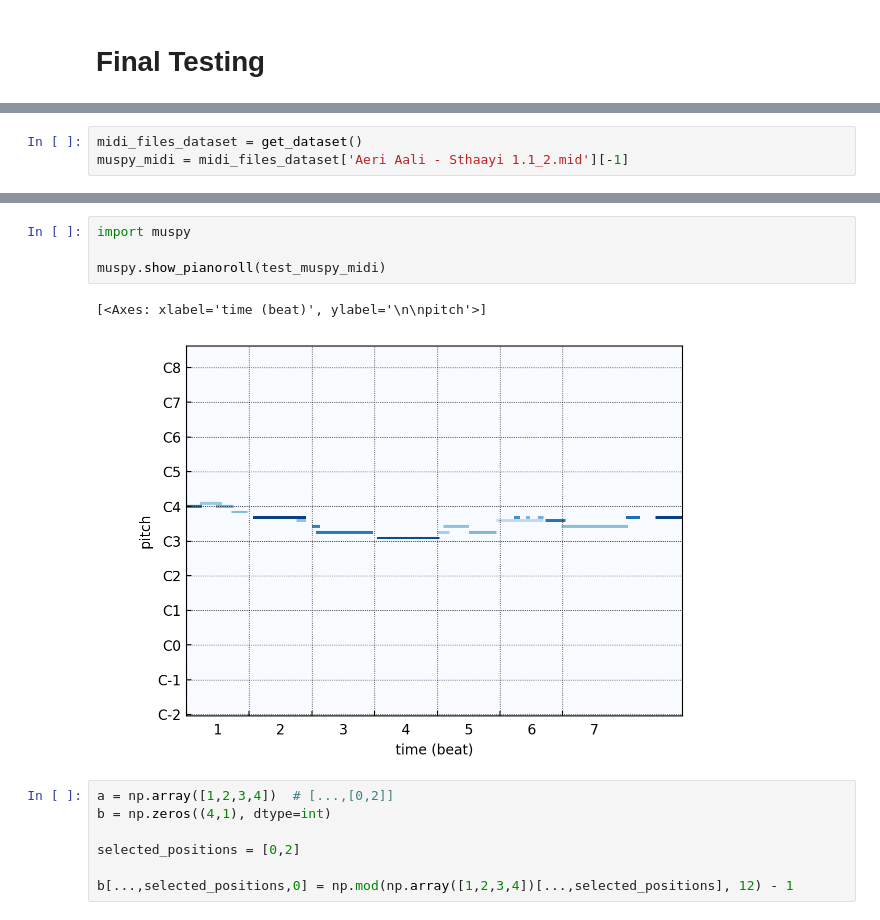
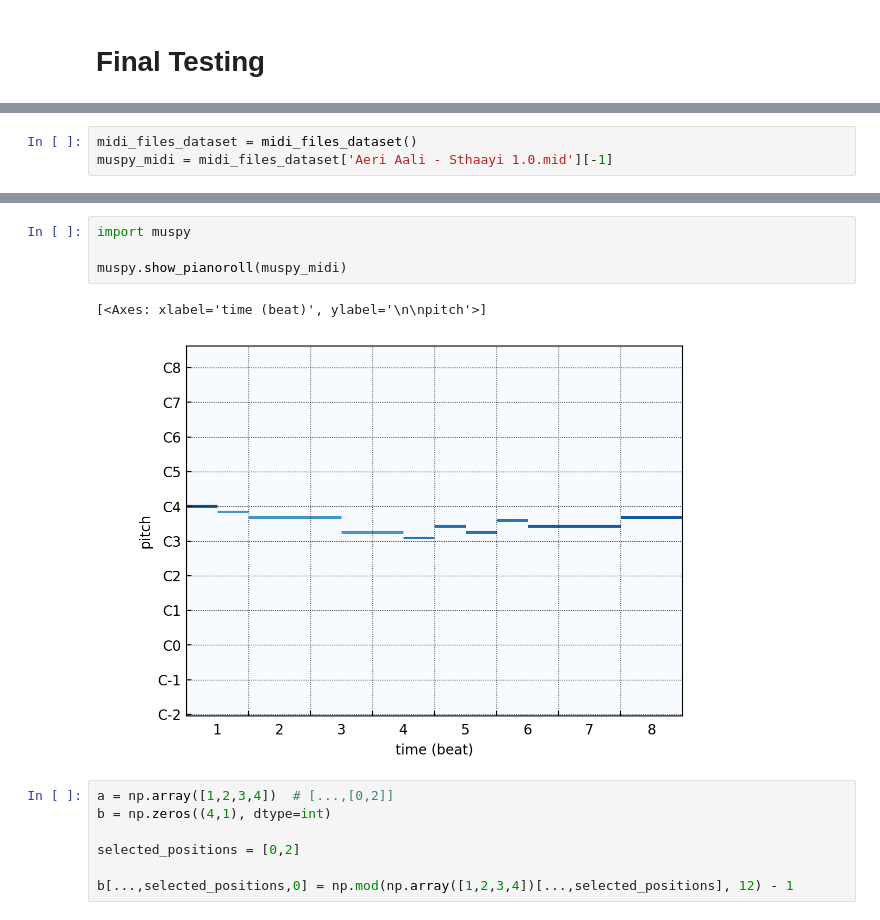
Before and after one commit to RishabhMalviya/raag-midi-gen, a Jupyter notebook: experiments/notebooks/Embedding Layers.ipynb, the cells around one changed output, grey strips where cells are left out. Saved outputs shown, nothing was run; the diff lists cells and outputs as text.

```diff
--- a/experiments/notebooks/Embedding Layers.ipynb
+++ b/experiments/notebooks/Embedding Layers.ipynb
@@ -5,6 +5,6 @@ from raag_midi_gen.dataset_muspy import get_dataset
 from raag_midi_gen.tokenization import tokenize
 from raag_midi_gen.embedding import NoteAttributeEmbedding
 # %%
-midi_files_dataset = get_dataset()
-muspy_midi = midi_files_dataset['Aeri Aali - Sthaayi 1.1_2.mid'][-1]
+midi_files_dataset = midi_files_dataset()
+muspy_midi = midi_files_dataset['Aeri Aali - Sthaayi 1.0.mid'][-1]
 # %%
@@ -42,10 +43,10 @@ plt.show()
 # %%
 import muspy
 
-muspy.show_pianoroll(test_muspy_midi)
+muspy.show_pianoroll(muspy_midi)
 # %% [output]
 [<Axes: xlabel='time (beat)', ylabel='\n\npitch'>]
-[figure, old version]
+[figure, new version]
 # %%
 a = np.array([1,2,3,4])  # [...,[0,2]]
 b = np.zeros((4,1), dtype=int)
```
Also changed, not shown: parts of 4 cells of this notebook, 3 other files.
